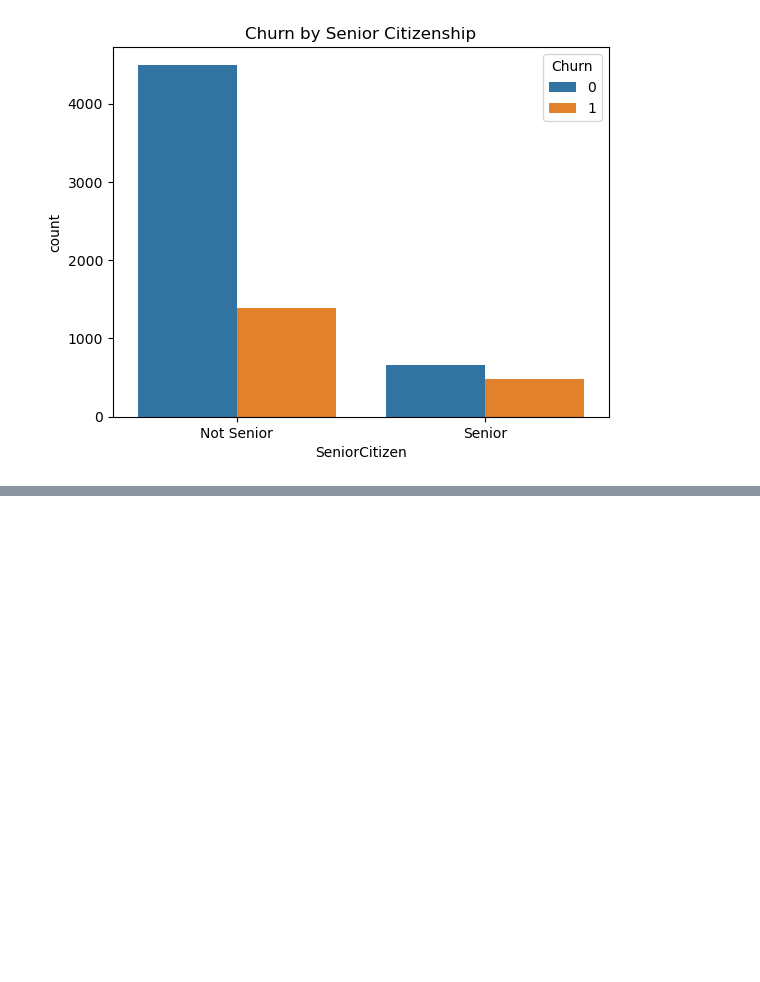
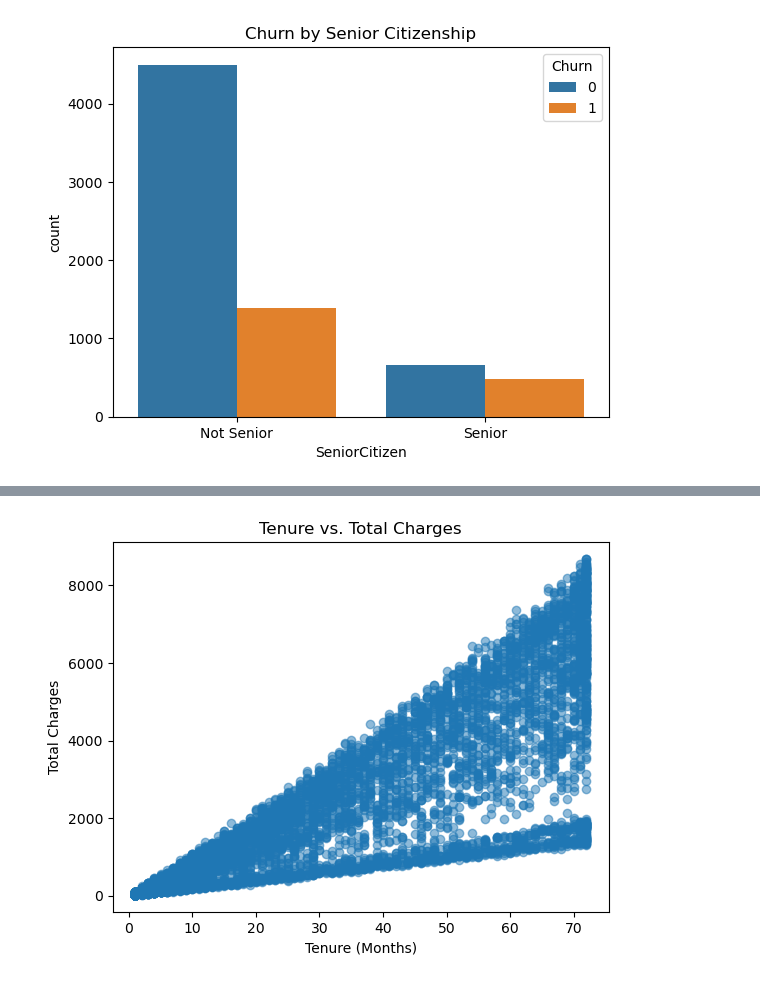
Before and after one commit to Shyam165/Summer-Internship, a Jupyter notebook: Telecom Customer/Telecom Customer Churn and Revenue Prediction using Python.ipynb, the cells around one changed output, grey strips where cells are left out. Drawn from its saved outputs; the diff is of its cells as text; code cells hidden in the pictures; blank space fills up the shorter version.

```diff
--- a/Telecom Customer/Telecom Customer Churn and Revenue Prediction using Python.ipynb
+++ b/Telecom Customer/Telecom Customer Churn and Revenue Prediction using Python.ipynb
@@ -398,0 +426,9 @@ In machine learning, it's often a good practice to standardize or normalize your
+# %%
+# Scatter Plot of Tenure vs. TotalCharges:
+plt.scatter(df['tenure'], df['TotalCharges'], alpha=0.5)
+plt.xlabel('Tenure (Months)')
+plt.ylabel('Total Charges')
+plt.title('Tenure vs. Total Charges')
+plt.show()
+# %% [output]
+[figure, added]
```
Also changed, not shown: parts of 16 cells of this notebook, 2 other files.
